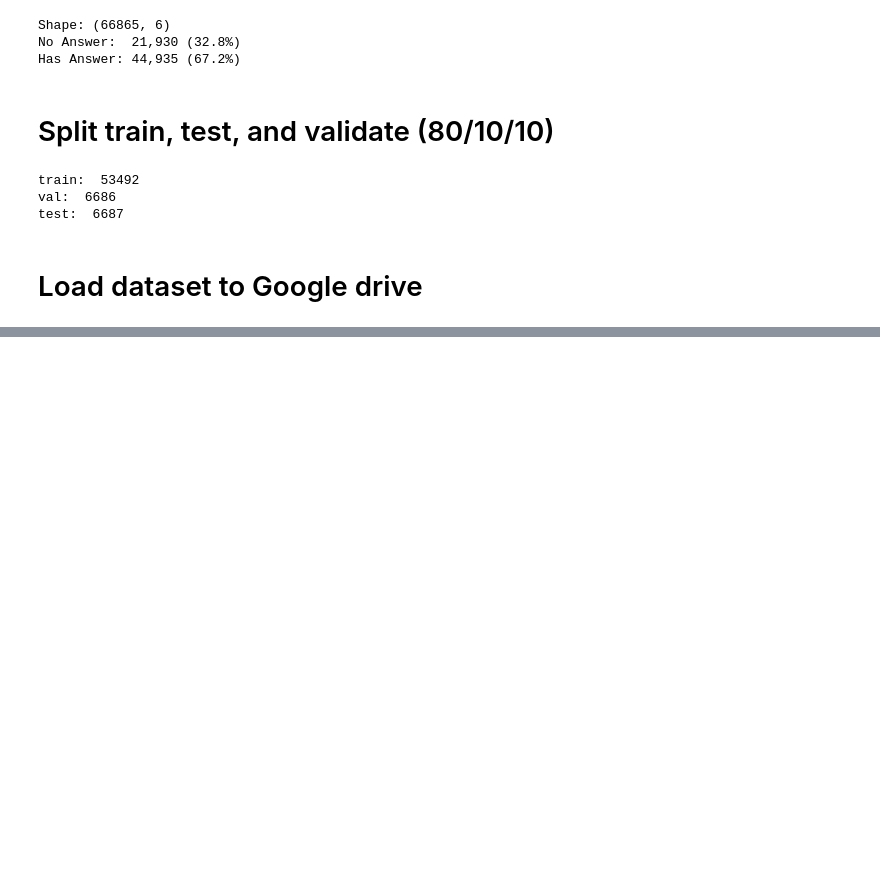
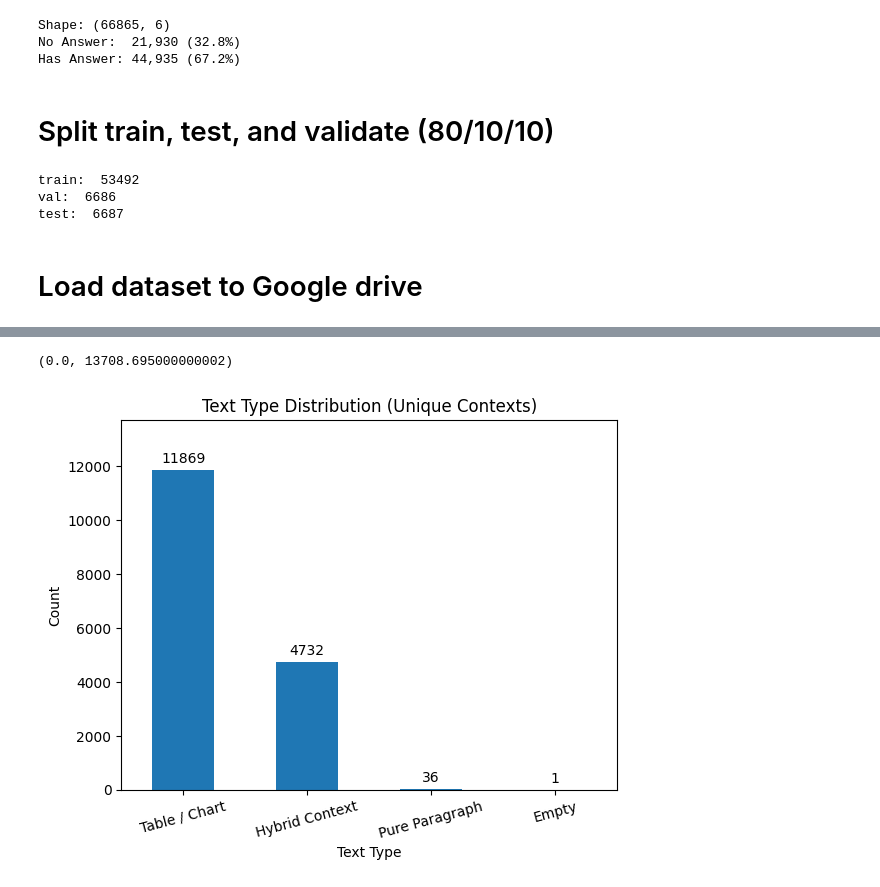
Before and after one commit to fayedraza1234/image-to-text-for-qa, a Jupyter notebook: EDA/Part_2_EDA_QA.ipynb, the cells around one changed output, grey strips where cells are left out. Saved outputs shown, nothing was run; the diff lists cells and outputs as text; code cells hidden in the pictures; blank space fills up the shorter version.

```diff
--- a/EDA/Part_2_EDA_QA.ipynb
+++ b/EDA/Part_2_EDA_QA.ipynb
@@ -1071,0 +1199,23 @@ True
+# %%
+df_clean["text_type"] = (
+    df_clean["context"].fillna("").astype(str).apply(classify_extracted_text)
+)
+# %%
+counts = (
+    df_clean.drop_duplicates(subset=["context"])["text_type"]
+    .value_counts()
+)
+
+ax = counts.plot(
+    kind="bar",
+    title="Text Type Distribution (Unique Contexts)",
+    xlabel="Text Type",
+    ylabel="Count",
+    rot=15,
+)
+
+ax.bar_label(ax.containers[0], padding=3)
+ax.set_ylim(0, ax.get_ylim()[1] * 1.1)
+# %% [output]
+(0.0, 13708.695000000002)
+[figure, added]
```
Also changed, not shown: parts of 11 cells of this notebook.
